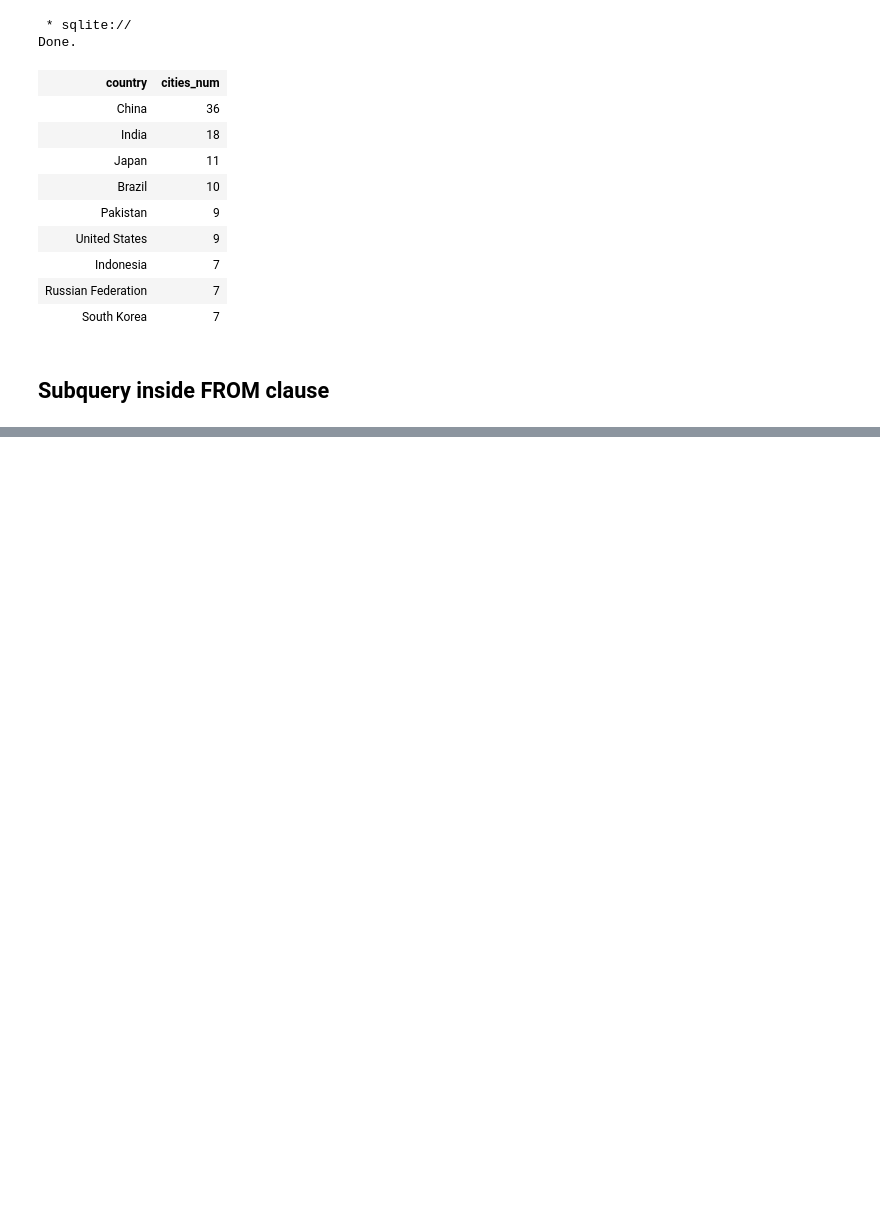
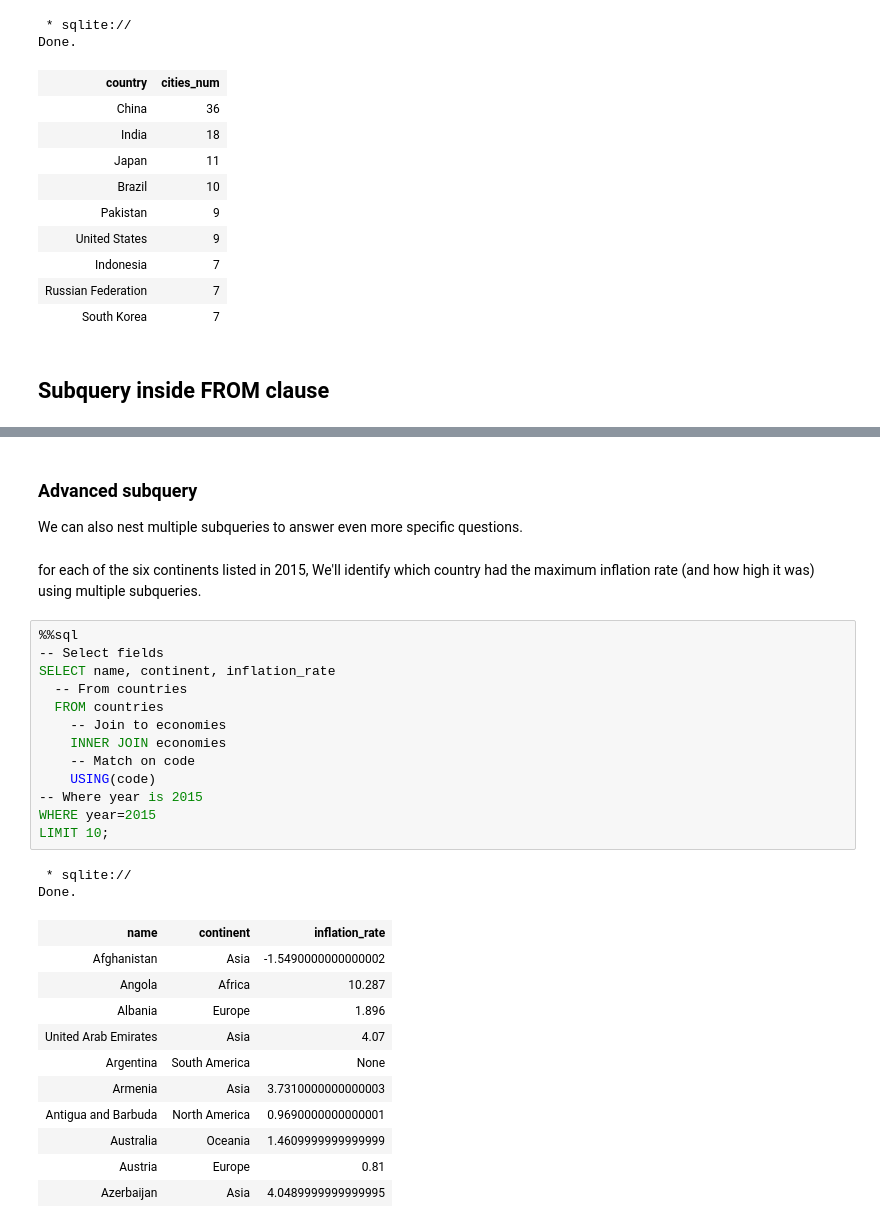
Before and after one commit to VictorOmondi1997/Joining-Data-in-SQL, a Jupyter notebook: Joining Data in SQL.ipynb, the cells around one changed output, grey strips where cells are left out. Drawn from its saved outputs; the diff is of its cells as text; blank space fills up the shorter version.

```diff
--- a/Joining Data in SQL.ipynb
+++ b/Joining Data in SQL.ipynb
@@ -1876,0 +1969,33 @@ Done.
+# %% [markdown]
+### Advanced subquery
+
+We can also nest multiple subqueries to answer even more specific questions.
+# %% [markdown]
+for each of the six continents listed in 2015, We'll identify which country had the maximum inflation rate (and how high it was) using multiple subqueries.
+# %%
+%%sql
+-- Select fields
+SELECT name, continent, inflation_rate
+  -- From countries
+  FROM countries
+  	-- Join to economies
+  	INNER JOIN economies
+    -- Match on code
+    USING(code)
+-- Where year is 2015
+WHERE year=2015
+LIMIT 10;
+# %% [output]
+ * sqlite://
+Done.
+| name | continent | inflation_rate |
+| Afghanistan | Asia | -1.5490000000000002 |
+| Angola | Africa | 10.287 |
+| Albania | Europe | 1.896 |
+| United Arab Emirates | Asia | 4.07 |
+| Argentina | South America | None |
+| Armenia | Asia | 3.7310000000000003 |
+| Antigua and Barbuda | North America | 0.9690000000000001 |
+| Australia | Oceania | 1.4609999999999999 |
+| Austria | Europe | 0.81 |
+| Azerbaijan | Asia | 4.0489999999999995 |
```
Also changed, not shown: parts of 27 cells of this notebook.
